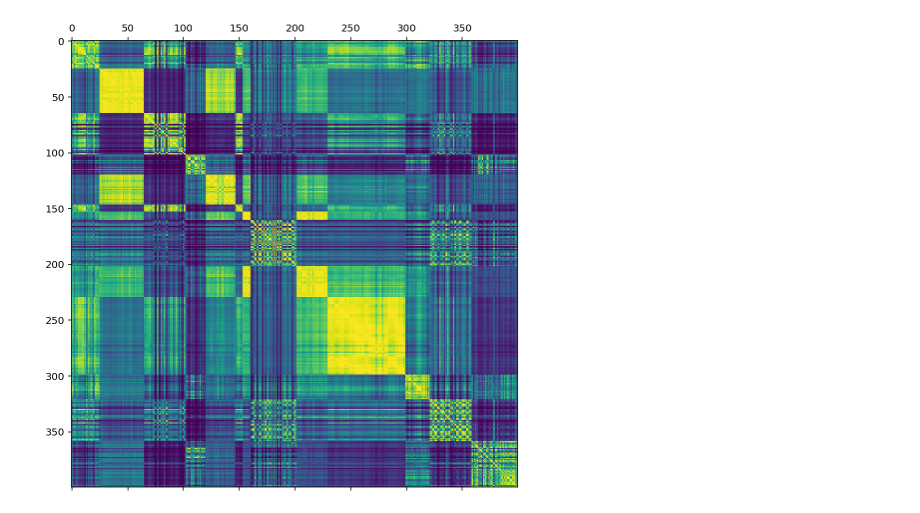
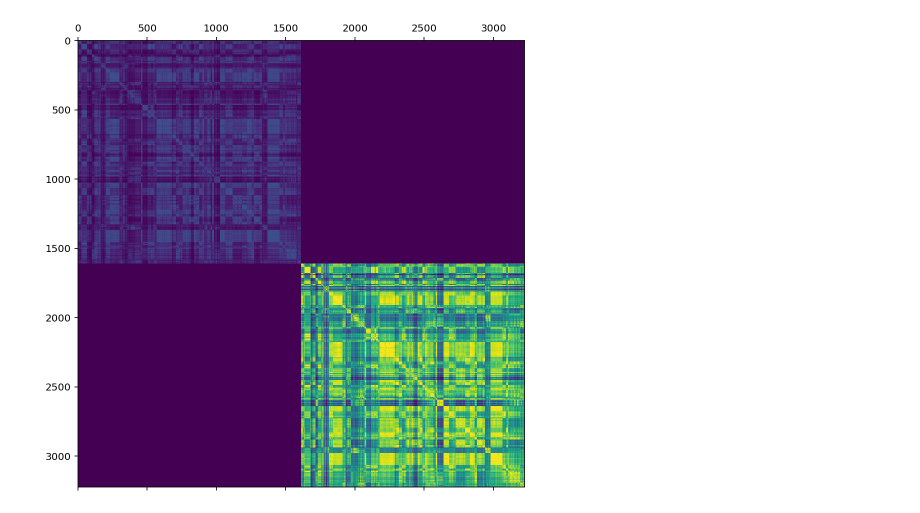
Before and after one commit to martiningram/laplace_gp, a Jupyter notebook: jupyter_experiments/numpy/Try using Numpy.ipynb, the cells around one changed output. Saved outputs shown, nothing was run; the diff lists cells and outputs as text; code cells hidden in the pictures.

```diff
--- a/jupyter_experiments/numpy/Try using Numpy.ipynb
+++ b/jupyter_experiments/numpy/Try using Numpy.ipynb
@@ -24,21 +24,21 @@ outcomes = training_set['outcomes'][['American Crow', 'Brown-headed Cowbird']]
 scaler = StandardScaler()
 
 # Keep only the first 200 rows and 2 outcomes for this test
-covariates = scaler.fit_transform(covariates.astype(np.float32))[:400, :]
-outcomes = outcomes.values[:400, :2]
+covariates = scaler.fit_transform(covariates.astype(np.float32))[:, :]
+outcomes = outcomes.values[:, :2]
 
-y_flat = np.reshape(outcomes[:, 0], (-1), order='F').astype(float)
+y_flat = np.reshape(outcomes, (-1), order='F').astype(float)
 # %%
 K1 = ard_rbf_kernel(covariates, covariates, np.linspace(2, 4, 8), 1., jitter=1e-5)
 K2 = ard_rbf_kernel(covariates, covariates, np.linspace(3, 5, 8), 2., jitter=1e-5)
 
 K = sps.block_diag([K1, K2], format='csc')
 
-K = sps.csc_matrix(K1)
+#K = sps.csc_matrix(K1)
 
 plt.matshow(K.todense())
 plt.gcf().set_size_inches(8, 8)
 # %% [output]
-[figure, old version]
+[figure, new version]
 # %%
 # Try to follow R & W to the letter
```
Also changed, not shown: parts of 6 cells of this notebook.
